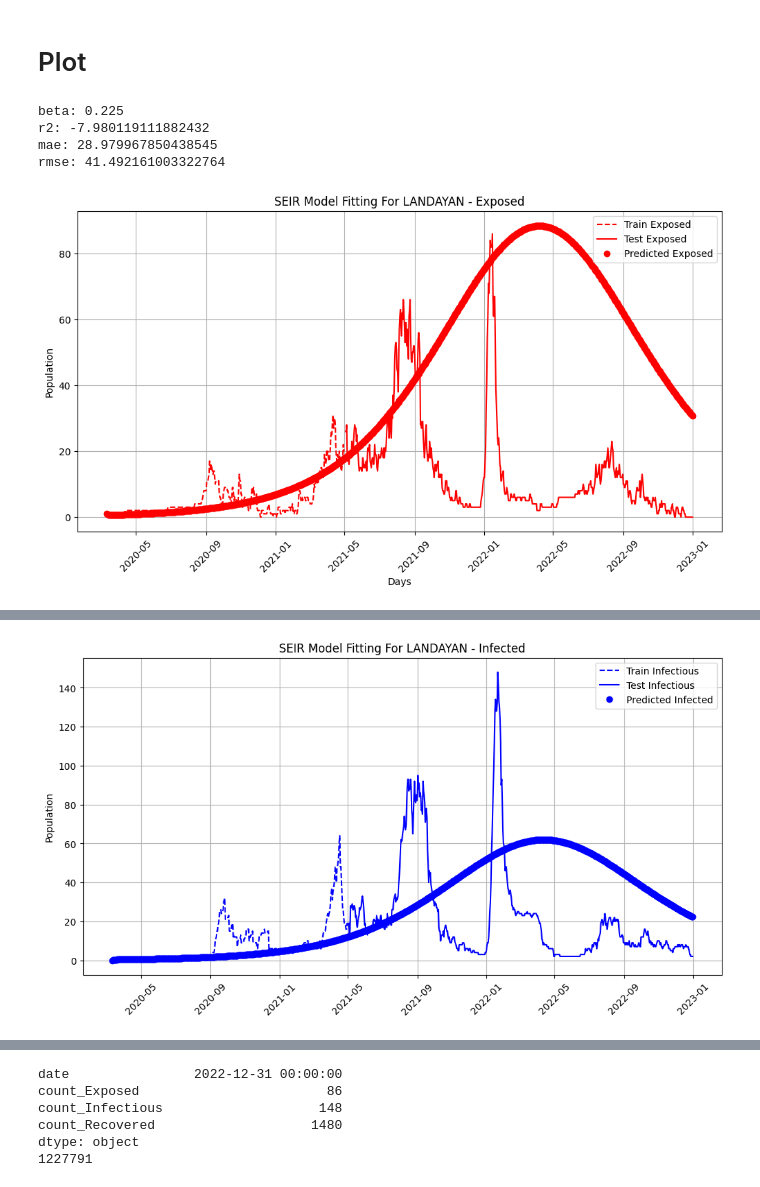
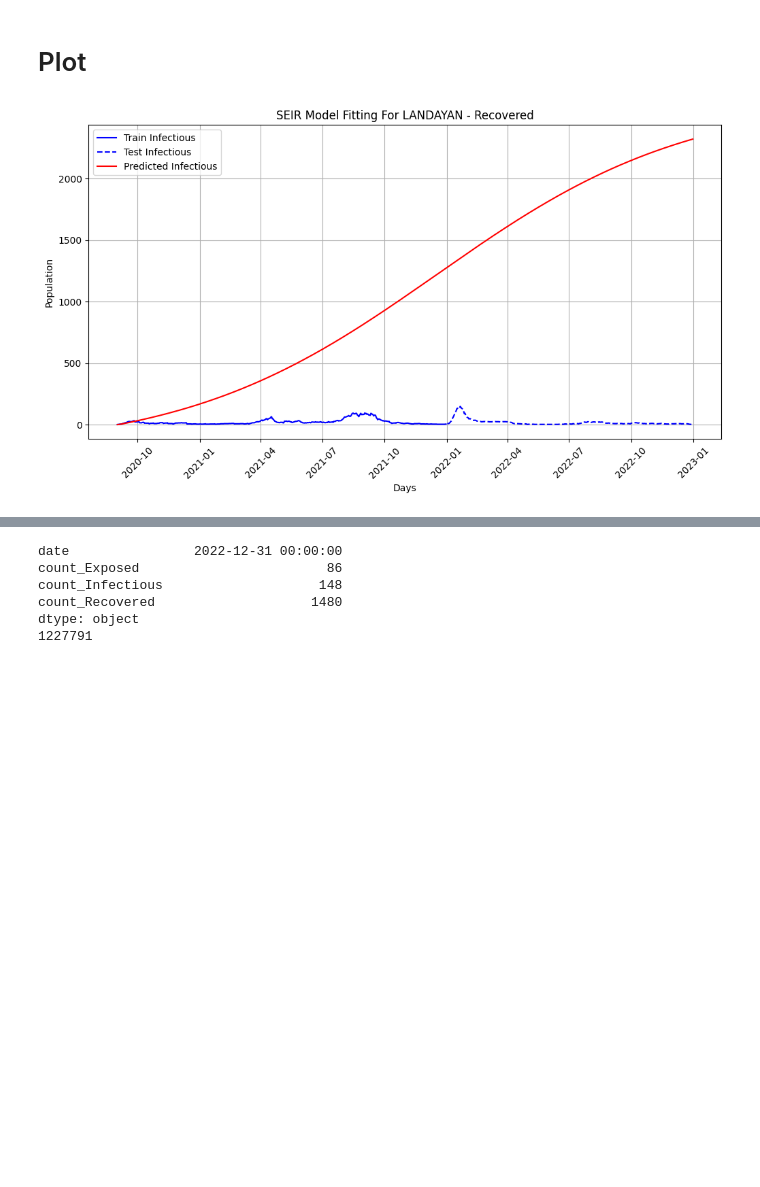
Before and after one commit to j-r-myG/SEIR_Modelling, a Jupyter notebook: sim_anneal_v2.ipynb, the cells around one changed output, grey strips where cells are left out. Saved outputs shown, nothing was run; the diff lists cells and outputs as text; code cells hidden in the pictures; blank space fills up the shorter version.

```diff
--- a/sim_anneal_v2.ipynb
+++ b/sim_anneal_v2.ipynb
@@ -159,3 +183,12 @@ def simulated_annealing_seir(observed_data, initial_conditions, time_points, tem
 # %% [markdown]
 # Run Sim Anneal
+# %%
+brgy_name = "LANDAYAN"
+main_df: pd.DataFrame = load_df("CITY_OF_SAN_PEDRO_processed.csv")
+main_observed: pd.DataFrame = load_observed(main_df, brgy_name) # Change to check for other Brgys.
+
+train_data = main_observed[(main_observed['date'] >= '09/01/2020') & (main_observed['date'] <= '12/31/2021')]
+test_data = main_observed[(main_observed['date'] > '01/01/2022') & (main_observed['date'] <= '12/31/2022')]
+
+df_observed_data = main_observed[(main_observed['date'] >= '09/01/2020') & (main_observed['date'] <= '12/31/2022')]
 # %%
@@ -266,4 +239,19 @@ N = 33235
 # %%
+'''
+Best Cost = 0.534
+
+Prameters:
+beta: 0.267
+sigma: 0.221
+gamma:0.257
+'''
+
+o_beta, o_sigma, o_gamma = 0.267 , 0.221, 0.257 # from best params
+
+observed_main = df_observed_data.copy()
+
+N = 33235
+
 I0 = observed_main['count_Infectious'].iloc[0] # Initial infected from data
 E0 = observed_main['count_Exposed'].iloc[0] # Initial exposed cases
 R0 = observed_main['count_Recovered'].iloc[0] # Initial recovered
@@ -277,80 +265,35 @@ time_points = np.arange(observed_main.shape[0]) # odeint expects an array (vecto
 plot_actual = pd.DataFrame({
     'date_train': train_data['date'],
     'date_test': test_data['date'],
     'train_exposed': train_data['count_Exposed'],
     'test_exposed': test_data['count_Exposed'],
     'train_infectious': train_data['count_Infectious'],
     'test_infectious': test_data['count_Infectious'],
     'train_recovered': train_data['count_Recovered'],
     'test_recovered': test_data['count_Recovered']
 })
 
 # simulate with the optimized paramaters
-e, i, r = simulate_seir(o_beta, o_sigma, o_gamma, initial_conditions, time_points, 'x')
+e, i, r = simulate_seir(o_beta, o_sigma, o_gamma, initial_conditions, time_points)
 
 plot_prediction = pd.DataFrame({
     'date': observed_main['date'],
     'E': e,
     'I': i,
     'R': r
 })
 
 
-# Plot Exposed
-r2_exposed = r2_score(observed_main['count_Exposed'], e)
-mae_exposed = mean_absolute_error(observed_main['count_Exposed'], e)
-rmse_exposed = np.sqrt(mean_squared_error(observed_main['count_Exposed'], e))
-print(f"beta: {o_beta} \nr2: {r2_exposed} \nmae: {mae_exposed} \nrmse: {rmse_exposed}")
-
 plt.figure(figsize=(12, 6))
-plt.plot(plot_actual['date_train'], plot_actual['train_exposed'], 'r--', label='Train Exposed')
-plt.plot(plot_actual['date_test'], plot_actual['test_exposed'], 'r-', label='Test Exposed')
-plt.plot(plot_prediction['date'], plot_prediction['E'], 'ro', label='Predicted Exposed')
-plt.xlabel('Days')
-plt.ylabel('Population')
-plt.legend()
-plt.xticks(rotation=45)
-plt.title(f'SEIR Model Fitting For {brgy_name} - Exposed')
-plt.grid(True)
-plt.show()
-
-# Plot Infected
-r2_infectious = r2_score(observed_main['count_Infectious'], i)
-mae_infectious = mean_absolute_error(observed_main['count_Infectious'], i)
-rmse_infectious = np.sqrt(mean_squared_error(observed_main['count_Infectious'], i))
-print(f"sigma: {o_sigma} \nr2: {r2_infectious} \nmae: {mae_infectious} \nrmse: {rmse_infectious}")
-
-plt.figure(figsize=(12, 6))
-plt.plot(plot_actual['date_train'], plot_actual['train_infectious'], 'b--', label='Train Infectious')
-plt.plot(plot_actual['date_test'], plot_actual['test_infectious'], 'b-', label='Test Infectious')
-plt.plot(plot_prediction['date'], plot_prediction['I'], 'bo', label='Predicted Infected')
-plt.ylabel('Population')
-plt.legend()
-plt.xticks(rotation=45)
-plt.title(f'SEIR Model Fitting For {brgy_name} - Infected')
-plt.grid(True)
-plt.show()
-
-# Plot Recovered
-r2_recovered = r2_score(observed_main['count_Recovered'], r)
-mae_recovered = mean_absolute_error(observed_main['count_Recovered'], r)
-rmse_recovered = np.sqrt(mean_squared_error(observed_main['count_Recovered'], r))
-print(f"gamma: {o_gamma} \nr2: {r2_recovered} \nmae: {mae_recovered} \nrmse: {rmse_recovered}")
-
-plt.figure(figsize=(12, 6))
-plt.plot(plot_actual['date_train'], plot_actual['train_recovered'], 'g--', label='Train Recovered')
-plt.plot(plot_actual['date_test'], plot_actual['test_recovered'], 'g-', label='Test Recovered')
-plt.plot(plot_prediction['date'], plot_prediction['R'], 'go', label='Predicted Recovered')
+plt.plot(plot_actual['date_train'], plot_actual['train_infectious'], 'b-', label='Train Infectious')
+plt.plot(plot_actual['date_test'], plot_actual['test_infectious'], 'b--', label='Test Infectious')
+plt.plot(plot_prediction['date'], plot_prediction['R'], 'r-', label='Predicted Infectious')
 plt.xlabel('Days')
 plt.ylabel('Population')
 plt.legend()
 plt.xticks(rotation=45)
 plt.title(f'SEIR Model Fitting For {brgy_name} - Recovered')
 plt.grid(True)
 plt.show()
 # %% [output]
-beta: 0.225
-r2: -7.980119111882432
-mae: 28.979967850438545
-rmse: 41.492161003322764
-[figure, old version]
+[figure, new version]
@@ -361 +299,0 @@ rmse: 29.40670461199632
-[figure, removed]
```
Also changed, not shown: parts of 4 cells of this notebook, 2 other files.
